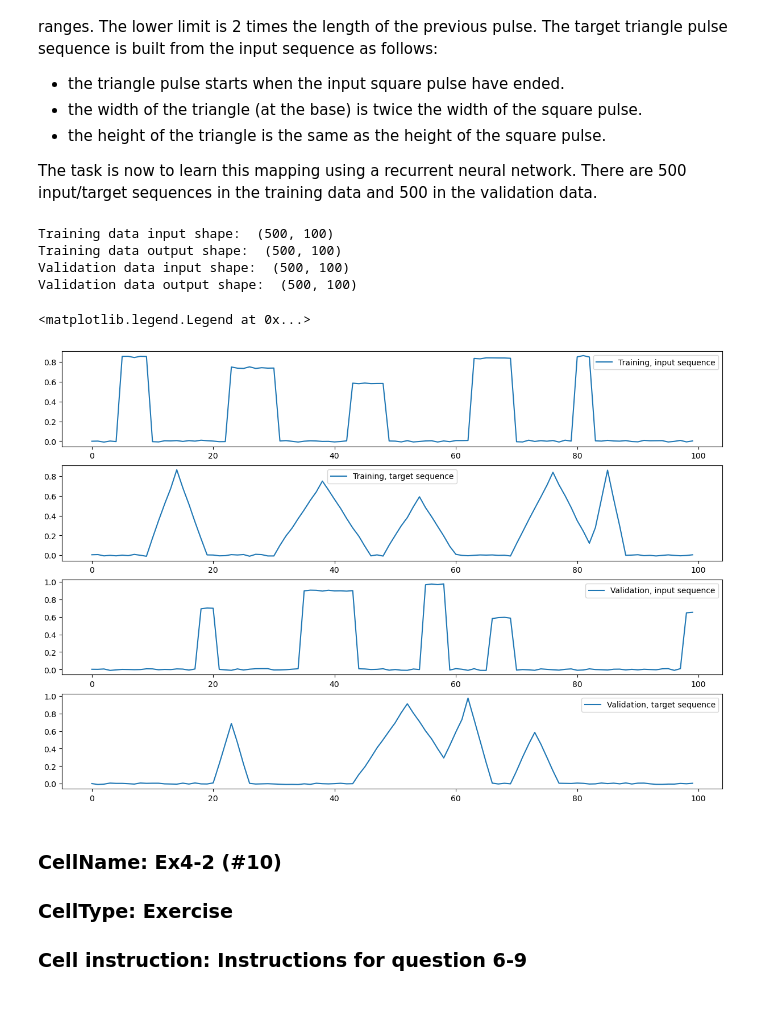
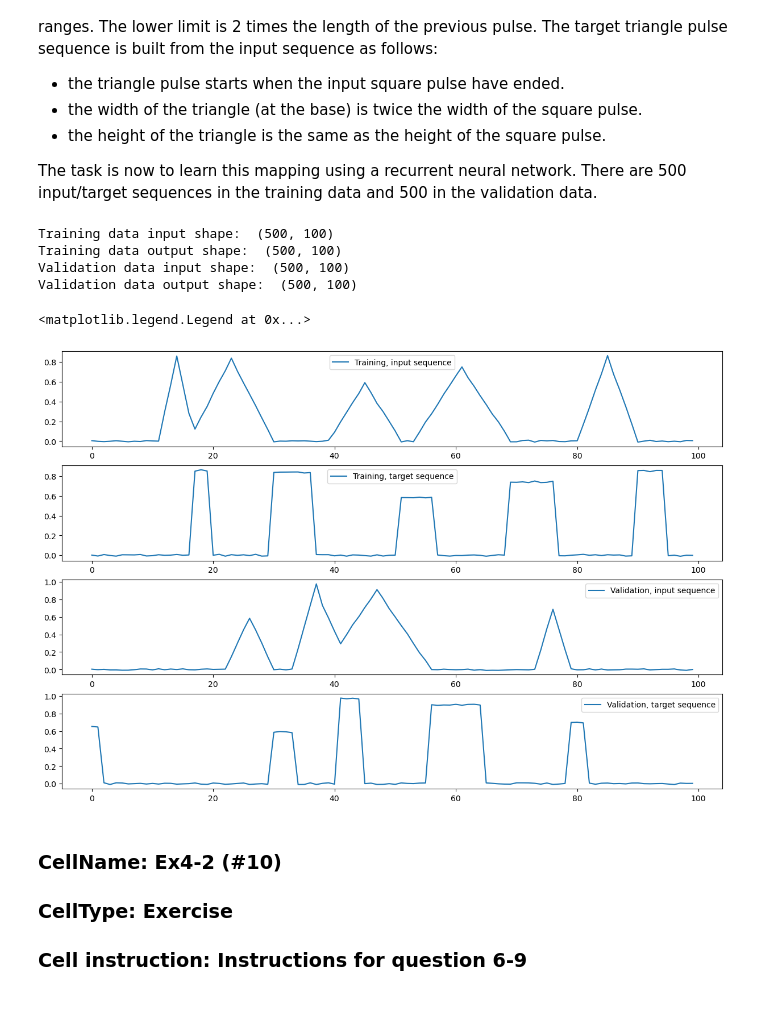
Before and after one commit to TheodorAT/Neural-Networks, a Jupyter notebook: Lab3/lab3.ipynb, the cells around one changed output. Cells and saved outputs as stored; diff of their text form; code cells hidden in the pictures.

```diff
--- a/Lab3/lab3.ipynb
+++ b/Lab3/lab3.ipynb
@@ -595,40 +595,40 @@ print('Validation data input shape: ', x_val.shape)
 print('Validation data output shape: ', d_val.shape)
 
 # If this is set to True, then we have the reverse problem. Input triangle pulse, target square puls.
-if False:
+if True:
     d_trn,x_trn = x_trn[:,::-1],d_trn[:,::-1]
     d_val,x_val = x_val[:,::-1],d_val[:,::-1]
 
 ns,tlen = x_trn.shape
 t = np.arange(tlen)
 
 # The training / test case to look at
 i = 3
 
 # Plot
 plt.figure(figsize=(15,10))
 plt.subplot(4,1,1)
 plt.plot(t,x_trn[i,:])
 plt.legend(['Training, input sequence'], loc=0)
 
 plt.subplot(4,1,2)
 plt.plot(t,d_trn[i,:])
 plt.legend(['Training, target sequence'], loc=0)
 
 plt.subplot(4,1,3)
 plt.plot(t,x_val[i,:])
 plt.legend(['Validation, input sequence'], loc=0)
 
 plt.subplot(4,1,4)
 plt.plot(t,d_val[i,:])
 plt.legend(['Validation, target sequence'], loc=0)
 # %% [output]
 Training data input shape:  (500, 100)
 Training data output shape:  (500, 100)
 Validation data input shape:  (500, 100)
 Validation data output shape:  (500, 100)
 <matplotlib.legend.Legend at 0x...>
-[figure, old version]
+[figure, new version]
 # %% [markdown]
 ### CellName: Ex4-2 (#10)
 ### CellType: Exercise
```
Also changed, not shown: parts of 3 cells of this notebook.
